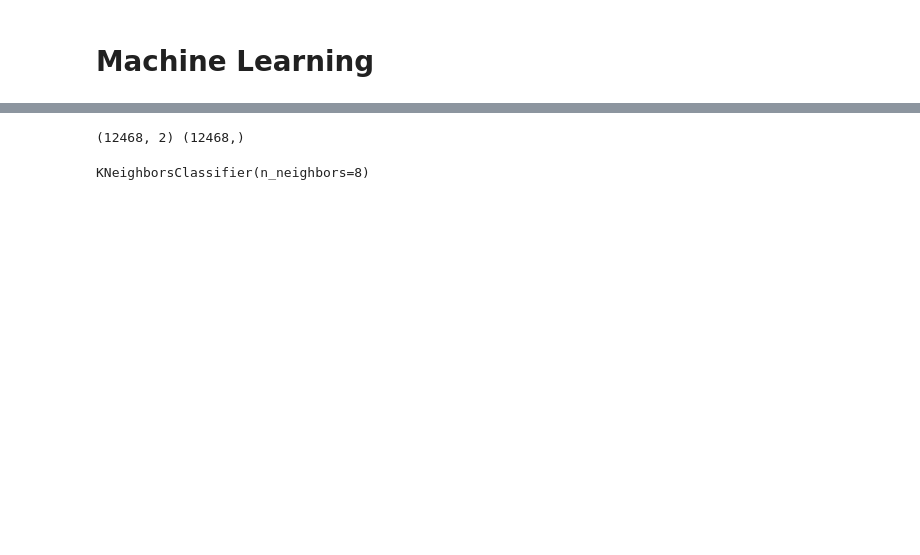
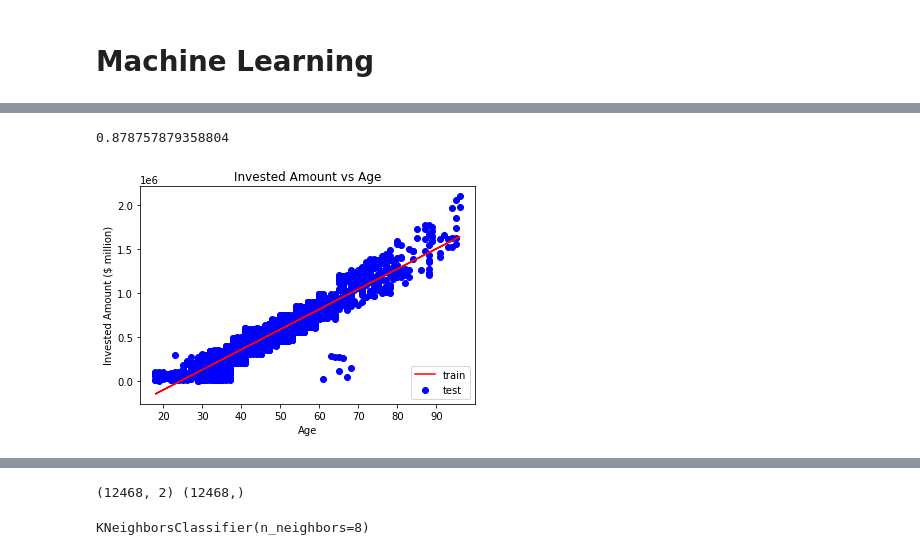
Before and after one commit to spag28/UCDPA_BethCartledge, a Jupyter notebook: Project.ipynb, the cells around one changed output, grey strips where cells are left out. Drawn from its saved outputs; the diff is of its cells as text; code cells hidden in the pictures; blank space fills up the shorter version.

```diff
--- a/Project.ipynb
+++ b/Project.ipynb
@@ -865 +628,43 @@ Client.head()
+# %%
+#import packages
+#predict the net asset value of the client based on the age of the client
+#split the data, train the model on the train data and then score on the test data
+#use a test size of 30% (this means 30% of the whole dataset will be used as a test set, 70% will be the training set)
+
+
+import numpy as np
+import pandas as pd
+from sklearn.linear_model import LinearRegression
+from sklearn.model_selection import train_test_split
+import matplotlib.pyplot as plt
+from matplotlib.ticker import FormatStrFormatter
+
+X = Client['AGE'].values #independent variable array = YEARS_SINCE_INV
+y = Client['NET_ASSET_VALUE'].values #dependent variable vector = NET_ASSET_VALUE
+
+
+X_train, X_test, y_train, y_test = train_test_split(X, y, test_size = 0.3, random_state=0)
+
+X_train = X_train.reshape(-1,1)
+X_test = X_test.reshape(-1,1)
+
+regr = LinearRegression()
+regr.fit(X_train,y_train)
+print(regr.score(X_test, y_test))
+y_pred = regr.predict(X_test)
+
+plt.scatter(X_test, y_test, color='b')
+plt.plot(X_test,y_pred, color='r')
+
+plt.legend(loc='lower right', labels = ('train', 'test'))
+
+plt.title('Invested Amount vs Age')
+
+plt.xlabel('Age')
+plt.ylabel('Invested Amount ($ million)')
+
+plt.show()
+# %% [output]
+0.878757879358804
+[figure, added]
 # %%
```
Also changed, not shown: parts of 41 cells of this notebook.
